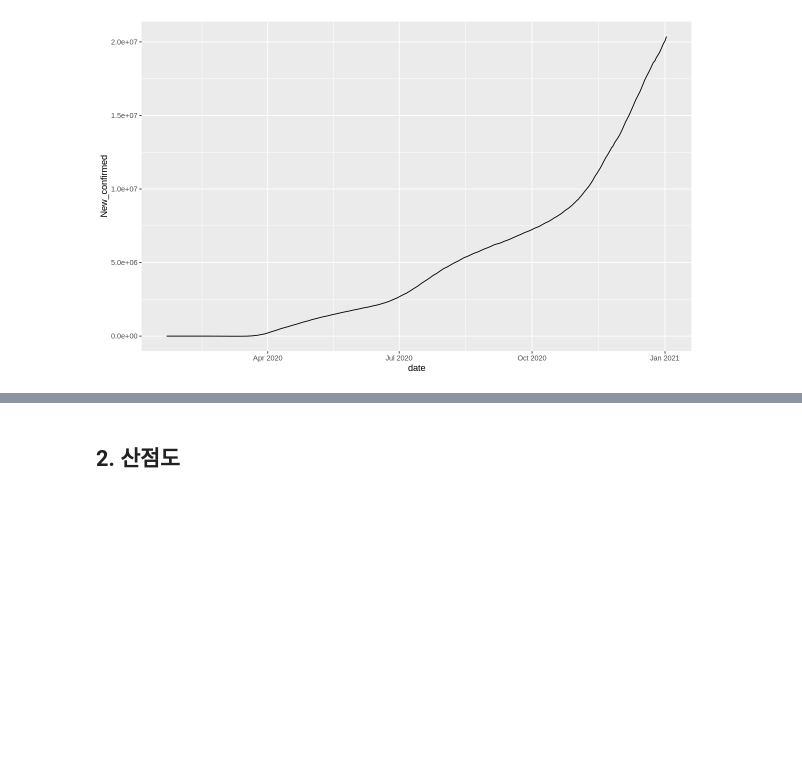
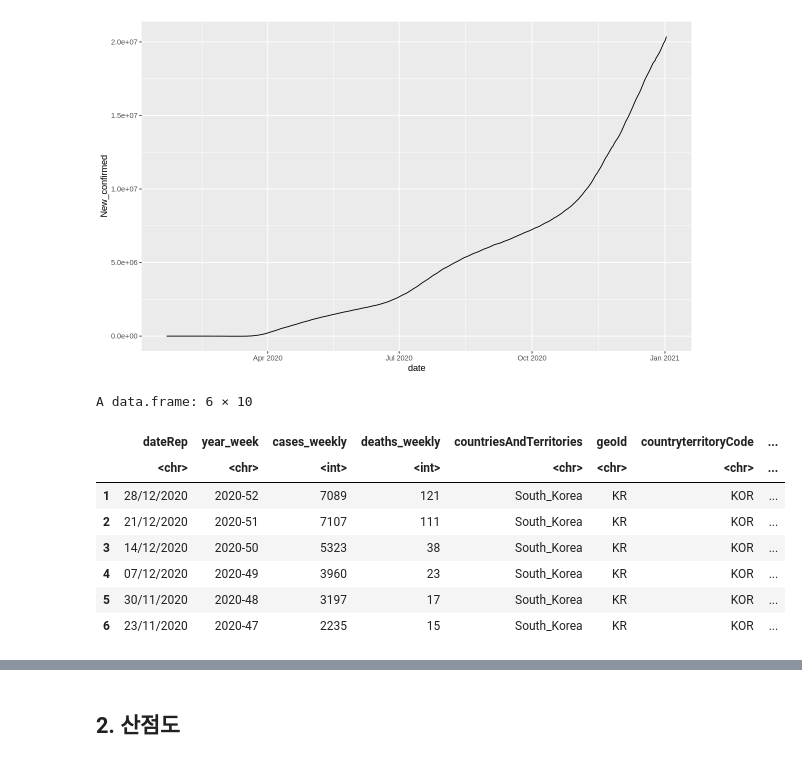
Before and after one commit to data-better/RBOK, a Jupyter notebook: R_DATAVIZ.ipynb, the cells around one changed output, grey strips where cells are left out. Saved outputs shown, nothing was run; the diff lists cells and outputs as text; code cells hidden in the pictures; blank space fills up the shorter version.

```diff
--- a/R_DATAVIZ.ipynb
+++ b/R_DATAVIZ.ipynb
@@ -84,0 +103,12 @@ ggplot(COVID_USA, aes(date,New_confirmed)) + geom_line()
+# %%
+head(COVID_T)
+# %% [output]
+A data.frame: 6 × 10
+|  | dateRep | year_week | cases_weekly | deaths_weekly | countriesAndTerritories | geoId | countryterritoryCode | ... |
+|  | <chr> | <chr> | <int> | <int> | <chr> | <chr> | <chr> | ... |
+| 1 | 28/12/2020 | 2020-52 | 7089 | 121 | South_Korea | KR | KOR | ... |
+| 2 | 21/12/2020 | 2020-51 | 7107 | 111 | South_Korea | KR | KOR | ... |
+| 3 | 14/12/2020 | 2020-50 | 5323 | 38 | South_Korea | KR | KOR | ... |
+| 4 | 07/12/2020 | 2020-49 | 3960 | 23 | South_Korea | KR | KOR | ... |
+| 5 | 30/11/2020 | 2020-48 | 3197 | 17 | South_Korea | KR | KOR | ... |
+| 6 | 23/11/2020 | 2020-47 | 2235 | 15 | South_Korea | KR | KOR | ... |
```
Also changed, not shown: parts of 2 cells of this notebook.
